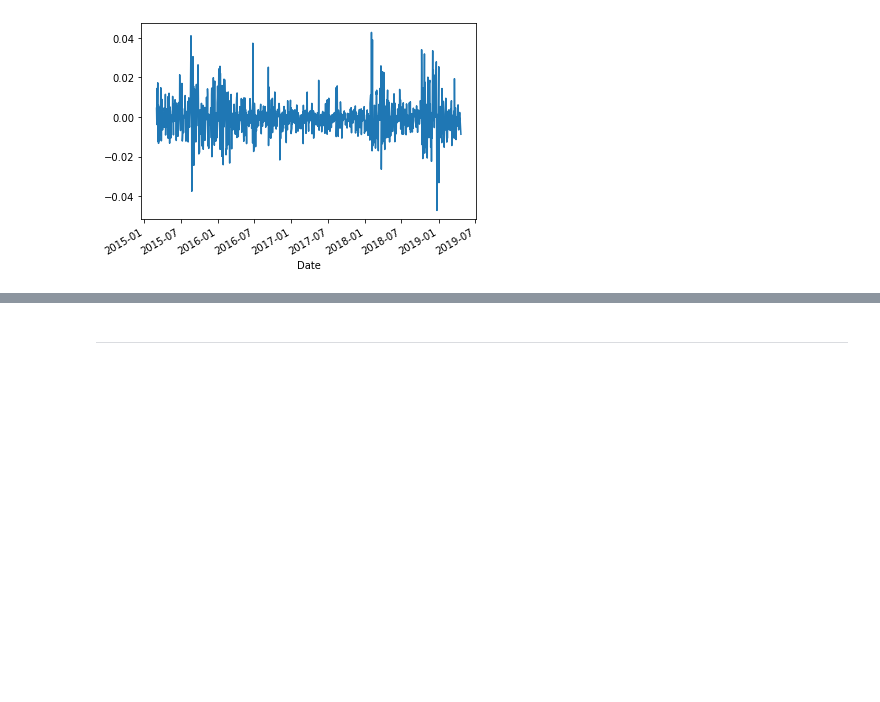
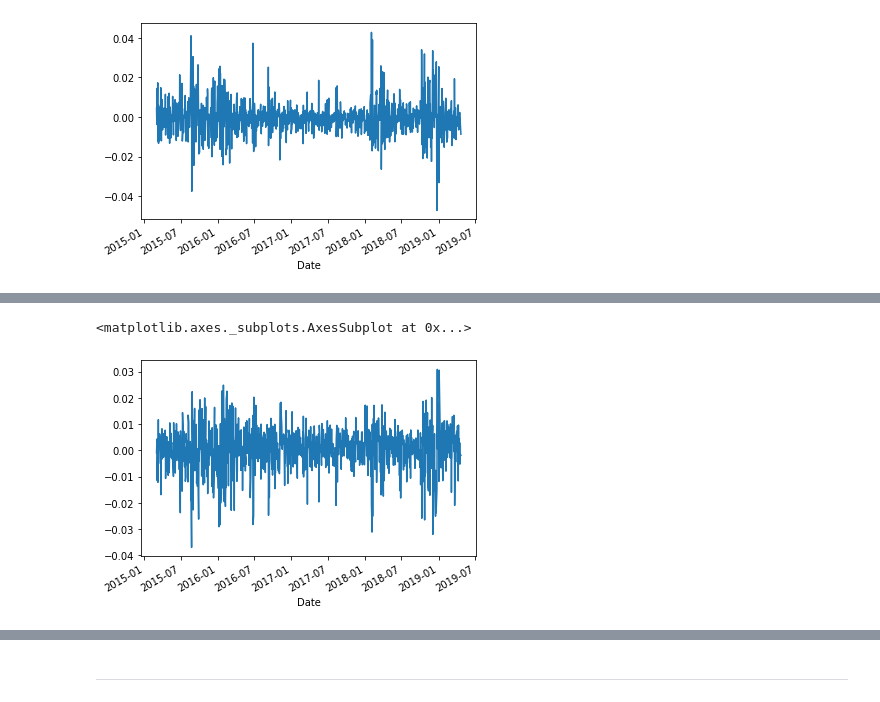
Before and after one commit to CPix18/MyFinTechRepo, a Jupyter notebook: HW3-Pandas/Pandas/Instructions/Starter_Code/whale_analysis.ipynb, the cells around one changed output, grey strips where cells are left out. Saved outputs shown, nothing was run; the diff lists cells and outputs as text; code cells hidden in the pictures; blank space fills up the shorter version.

```diff
--- a/HW3-Pandas/Pandas/Instructions/Starter_Code/whale_analysis.ipynb
+++ b/HW3-Pandas/Pandas/Instructions/Starter_Code/whale_analysis.ipynb
@@ -195,0 +202,6 @@ combo_df["Daily Returns"].plot()
+# %%
+# Plot daily returns
+combo_df["Algo 2"].plot()
+# %% [output]
+<matplotlib.axes._subplots.AxesSubplot at 0x...>
+[figure, added]
```
Also changed, not shown: parts of 40 cells of this notebook, 7 other files.
